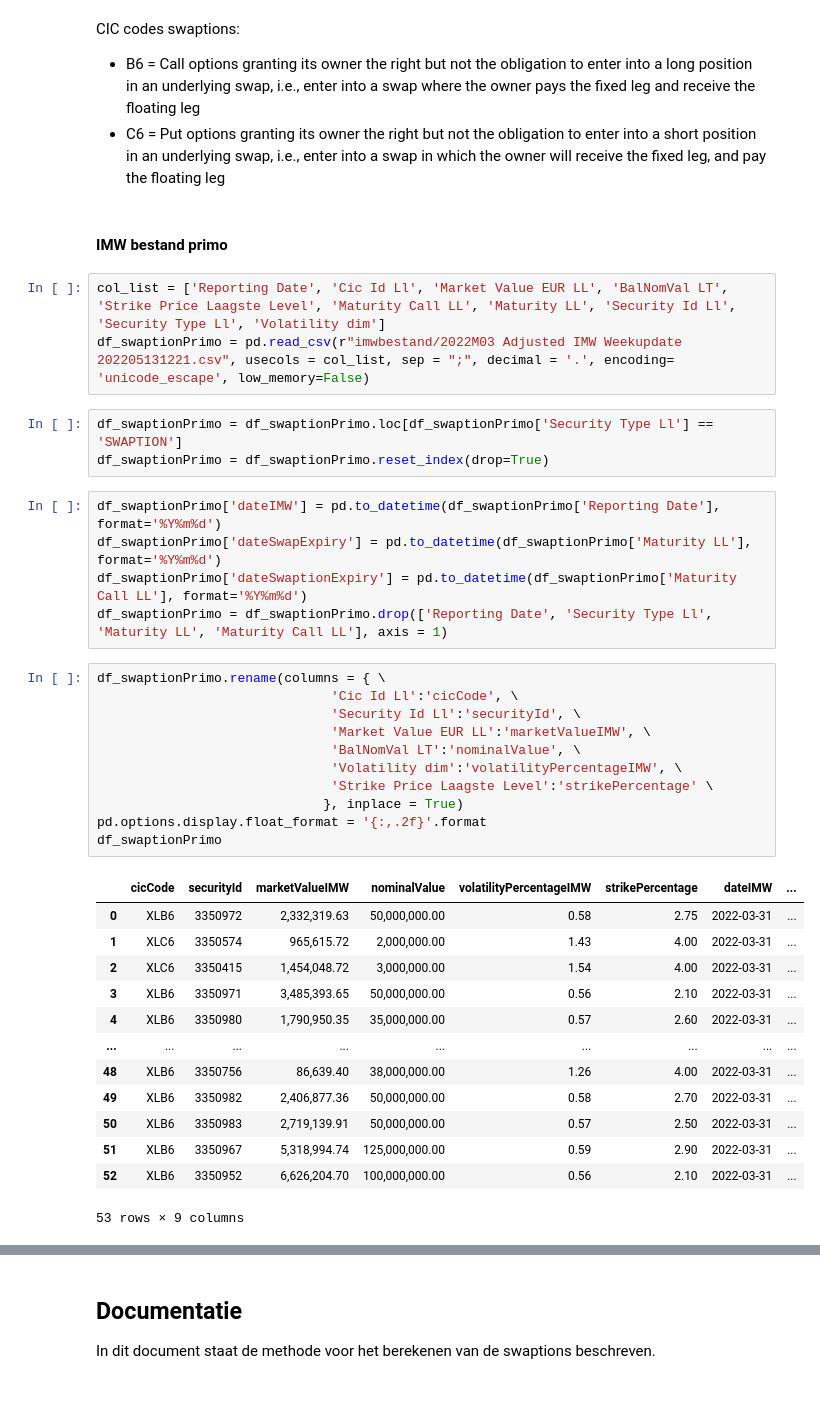
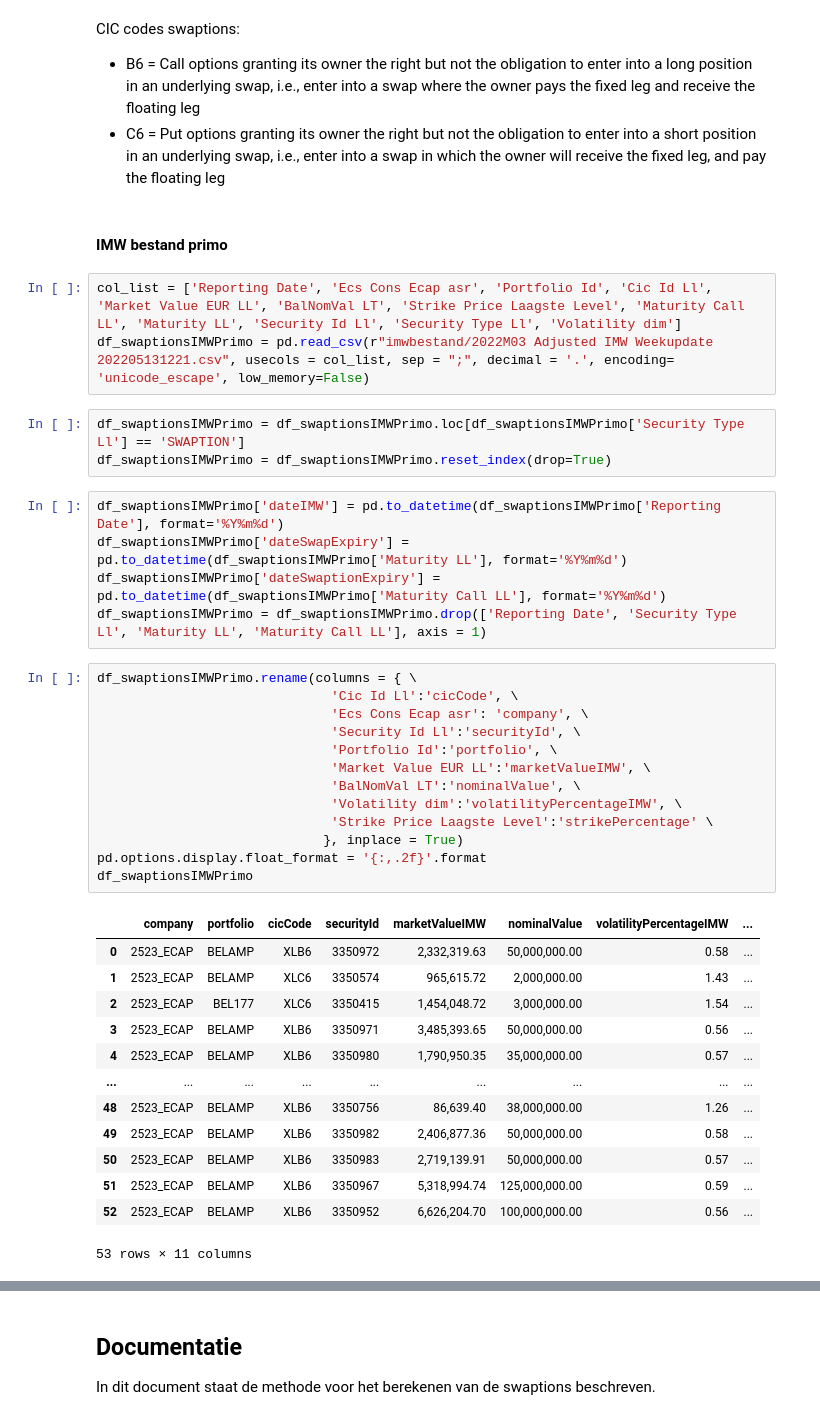
Before and after one commit to OscarDries/TRECS, a Jupyter notebook: swaption (IN PROGRESS)/Module swaption.ipynb, the cells around one changed output, grey strips where cells are left out. Drawn from its saved outputs; the diff is of its cells as text.

```diff
--- a/swaption (IN PROGRESS)/Module swaption.ipynb
+++ b/swaption (IN PROGRESS)/Module swaption.ipynb
@@ -120,41 +120,43 @@ CIC codes swaptions:
 
 - B6 = Call options granting its owner the right but not the obligation to enter into a long position in an underlying swap, i.e., enter into a swap where the owner pays the fixed leg and receive the floating leg
 - C6 = Put options granting its owner the right but not the obligation to enter into a short position in an underlying swap, i.e., enter into a swap in which the owner will receive the fixed leg, and pay the floating leg
-# %% [markdown]
-#### IMW bestand primo
+# %% [markdown]
+#### IMW bestand primo
 # %%
-col_list = ['Reporting Date', 'Cic Id Ll', 'Market Value EUR LL', 'BalNomVal LT', 'Strike Price Laagste Level', 'Maturity Call LL', 'Maturity LL', 'Security Id Ll', 'Security Type Ll', 'Volatility dim']
-df_swaptionPrimo = pd.read_csv(r"imwbestand/2022M03 Adjusted IMW Weekupdate 202205131221.csv", usecols = col_list, sep = ";", decimal = '.', encoding= 'unicode_escape', low_memory=False)
+col_list = ['Reporting Date', 'Ecs Cons Ecap asr', 'Portfolio Id', 'Cic Id Ll', 'Market Value EUR LL', 'BalNomVal LT', 'Strike Price Laagste Level', 'Maturity Call LL', 'Maturity LL', 'Security Id Ll', 'Security Type Ll', 'Volatility dim']
+df_swaptionsIMWPrimo = pd.read_csv(r"imwbestand/2022M03 Adjusted IMW Weekupdate 202205131221.csv", usecols = col_list, sep = ";", decimal = '.', encoding= 'unicode_escape', low_memory=False)
 # %%
-df_swaptionPrimo = df_swaptionPrimo.loc[df_swaptionPrimo['Security Type Ll'] == 'SWAPTION']
-df_swaptionPrimo = df_swaptionPrimo.reset_index(drop=True)
+df_swaptionsIMWPrimo = df_swaptionsIMWPrimo.loc[df_swaptionsIMWPrimo['Security Type Ll'] == 'SWAPTION']
+df_swaptionsIMWPrimo = df_swaptionsIMWPrimo.reset_index(drop=True)
 # %%
-df_swaptionPrimo['dateIMW'] = pd.to_datetime(df_swaptionPrimo['Reporting Date'], format='%Y%m%d')
-df_swaptionPrimo['dateSwapExpiry'] = pd.to_datetime(df_swaptionPrimo['Maturity LL'], format='%Y%m%d')
-df_swaptionPrimo['dateSwaptionExpiry'] = pd.to_datetime(df_swaptionPrimo['Maturity Call LL'], format='%Y%m%d')
-df_swaptionPrimo = df_swaptionPrimo.drop(['Reporting Date', 'Security Type Ll', 'Maturity LL', 'Maturity Call LL'], axis = 1)
+df_swaptionsIMWPrimo['dateIMW'] = pd.to_datetime(df_swaptionsIMWPrimo['Reporting Date'], format='%Y%m%d')
+df_swaptionsIMWPrimo['dateSwapExpiry'] = pd.to_datetime(df_swaptionsIMWPrimo['Maturity LL'], format='%Y%m%d')
+df_swaptionsIMWPrimo['dateSwaptionExpiry'] = pd.to_datetime(df_swaptionsIMWPrimo['Maturity Call LL'], format='%Y%m%d')
+df_swaptionsIMWPrimo = df_swaptionsIMWPrimo.drop(['Reporting Date', 'Security Type Ll', 'Maturity LL', 'Maturity Call LL'], axis = 1)
 # %%
-df_swaptionPrimo.rename(columns = { \
+df_swaptionsIMWPrimo.rename(columns = { \
                               'Cic Id Ll':'cicCode', \
+                              'Ecs Cons Ecap asr': 'company', \
                               'Security Id Ll':'securityId', \
+                              'Portfolio Id':'portfolio', \
                               'Market Value EUR LL':'marketValueIMW', \
                               'BalNomVal LT':'nominalValue', \
                               'Volatility dim':'volatilityPercentageIMW', \
                               'Strike Price Laagste Level':'strikePercentage' \
                              }, inplace = True)
 pd.options.display.float_format = '{:,.2f}'.format
-df_swaptionPrimo
+df_swaptionsIMWPrimo
 # %% [output]
-|  | cicCode | securityId | marketValueIMW | nominalValue | volatilityPercentageIMW | strikePercentage | dateIMW | ... |
-| 0 | XLB6 | 3350972 | 2,332,319.63 | 50,000,000.00 | 0.58 | 2.75 | 2022-03-31 | ... |
-| 1 | XLC6 | 3350574 | 965,615.72 | 2,000,000.00 | 1.43 | 4.00 | 2022-03-31 | ... |
-| 2 | XLC6 | 3350415 | 1,454,048.72 | 3,000,000.00 | 1.54 | 4.00 | 2022-03-31 | ... |
-| 3 | XLB6 | 3350971 | 3,485,393.65 | 50,000,000.00 | 0.56 | 2.10 | 2022-03-31 | ... |
-| 4 | XLB6 | 3350980 | 1,790,950.35 | 35,000,000.00 | 0.57 | 2.60 | 2022-03-31 | ... |
+|  | company | portfolio | cicCode | securityId | marketValueIMW | nominalValue | volatilityPercentageIMW | ... |
+| 0 | 2523_ECAP | BELAMP | XLB6 | 3350972 | 2,332,319.63 | 50,000,000.00 | 0.58 | ... |
+| 1 | 2523_ECAP | BELAMP | XLC6 | 3350574 | 965,615.72 | 2,000,000.00 | 1.43 | ... |
+| 2 | 2523_ECAP | BEL177 | XLC6 | 3350415 | 1,454,048.72 | 3,000,000.00 | 1.54 | ... |
+| 3 | 2523_ECAP | BELAMP | XLB6 | 3350971 | 3,485,393.65 | 50,000,000.00 | 0.56 | ... |
+| 4 | 2523_ECAP | BELAMP | XLB6 | 3350980 | 1,790,950.35 | 35,000,000.00 | 0.57 | ... |
 | ... | ... | ... | ... | ... | ... | ... | ... | ... |
-| 48 | XLB6 | 3350756 | 86,639.40 | 38,000,000.00 | 1.26 | 4.00 | 2022-03-31 | ... |
-| 49 | XLB6 | 3350982 | 2,406,877.36 | 50,000,000.00 | 0.58 | 2.70 | 2022-03-31 | ... |
-| 50 | XLB6 | 3350983 | 2,719,139.91 | 50,000,000.00 | 0.57 | 2.50 | 2022-03-31 | ... |
-| 51 | XLB6 | 3350967 | 5,318,994.74 | 125,000,000.00 | 0.59 | 2.90 | 2022-03-31 | ... |
-| 52 | XLB6 | 3350952 | 6,626,204.70 | 100,000,000.00 | 0.56 | 2.10 | 2022-03-31 | ... |
+| 48 | 2523_ECAP | BELAMP | XLB6 | 3350756 | 86,639.40 | 38,000,000.00 | 1.26 | ... |
+| 49 | 2523_ECAP | BELAMP | XLB6 | 3350982 | 2,406,877.36 | 50,000,000.00 | 0.58 | ... |
+| 50 | 2523_ECAP | BELAMP | XLB6 | 3350983 | 2,719,139.91 | 50,000,000.00 | 0.57 | ... |
+| 51 | 2523_ECAP | BELAMP | XLB6 | 3350967 | 5,318,994.74 | 125,000,000.00 | 0.59 | ... |
+| 52 | 2523_ECAP | BELAMP | XLB6 | 3350952 | 6,626,204.70 | 100,000,000.00 | 0.56 | ... |
-53 rows × 9 columns
+53 rows × 11 columns
```
Also changed, not shown: parts of 78 cells of this notebook.
